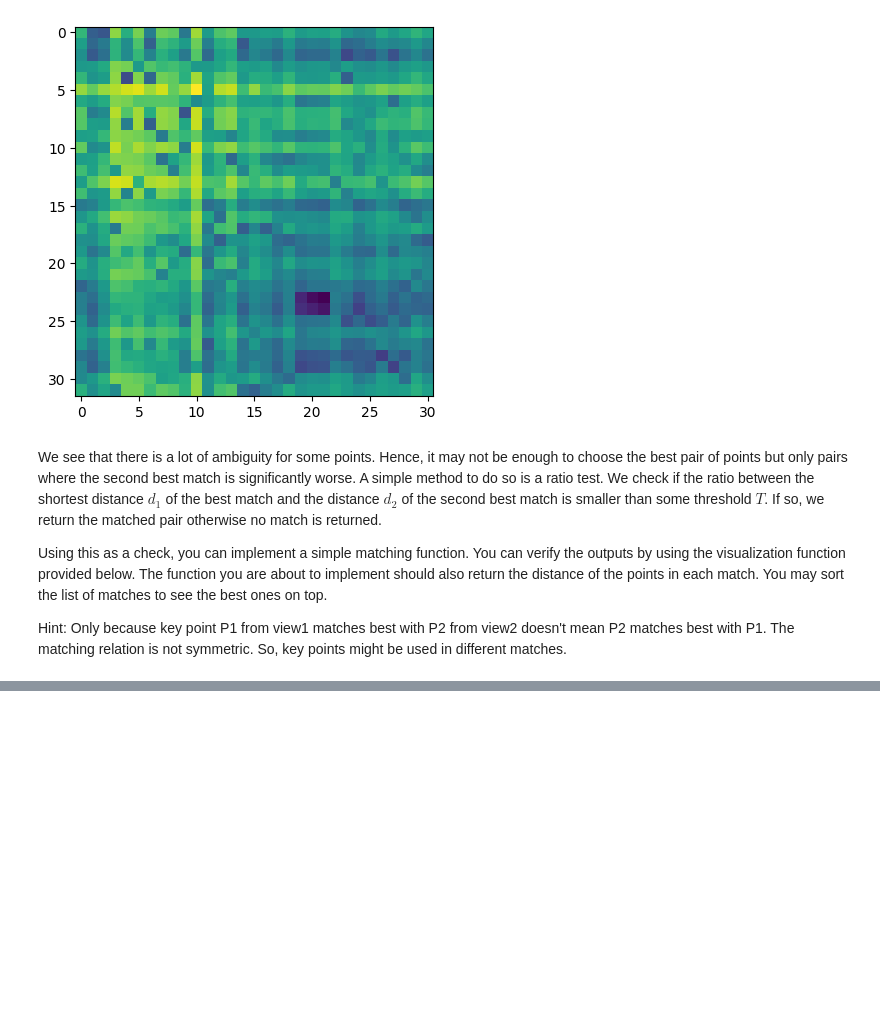
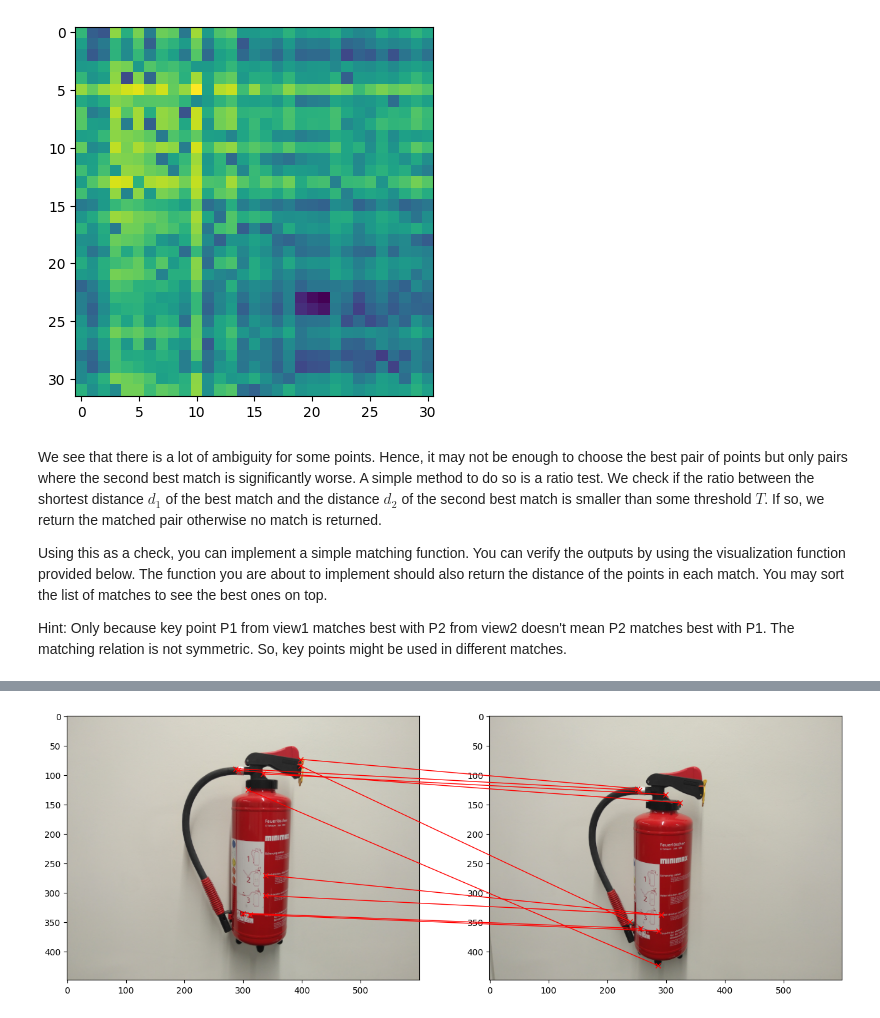
Before and after one commit to smitha13798/3dcv-students_Group4, a Jupyter notebook: 4.0-tl-feature-matching.ipynb, the cells around one changed output, grey strips where cells are left out. Saved outputs shown, nothing was run; the diff lists cells and outputs as text; code cells hidden in the pictures; blank space fills up the shorter version.

```diff
--- a/4.0-tl-feature-matching.ipynb
+++ b/4.0-tl-feature-matching.ipynb
@@ -134,7 +134,7 @@ def compute_angles(Ix: npt.ArrayLike, Iy: npt.ArrayLike, keypoint_mask: npt.Arra
         angles.append(angle)
     return np.array(angles)
 
-def detect_corner_keypoints(img, window_size=5, k=0.05, threshold=0.01):
+def detect_corner_keypoints(img, window_size=5, k=0.05, threshold=0.1):
     """
     This function takes an input image and computes harris corner locations and orientations
     :param img: the image
@@ -497,7 +497,23 @@ def get_matches(distances: npt.ArrayLike, threshold: float) -> np.ndarray:
     :param threshold: distance < threshold -> match candidate
     :return array with matches, array with distances of the matches
     """
-    # TODO: implement it
+    matches = []
+    distances_matches = []
+    for i in range(np.size(distances,axis=0)):
+        sorted_indices = np.argsort(distances[i])
+        d1 = distances[i][sorted_indices[0]]
+        d2 = distances[i][sorted_indices[1]]
+        if d1/d2 < 0.9:
+            matches.append((i,sorted_indices[0]))
+            distances_matches.append((distances[i][sorted_indices[0]]))
+    for i in range(np.size(distances,axis=1)):
+        sorted_indices = np.argsort(distances[:][i])
+        d1 = distances[sorted_indices[0]][i]
+        d2 = distances[sorted_indices[1]][i]
+        if d1/d2 < 0.9:
+            matches.append((sorted_indices[0],i))
+            distances_matches.append((distances[sorted_indices[0]][i]))
+    return matches, distances_matches
 
 def remove_duplicate_matches(matches: npt.ArrayLike, match_distances: npt.ArrayLike) -> np.ndarray:
     """Remove duplicate matches.
@@ -506,6 +522,13 @@ def remove_duplicate_matches(matches: npt.ArrayLike, match_distances: npt.ArrayL
     :param match_distances: distances between matched keypoints
     :return array with distinct matches, array with corresponding distances of the distinct matches
     """
+    distinct_matches = []
+    distinct_distance_matches = []
+    for i in range(len(matches)):
+        if matches[i] not in distinct_matches:
+            distinct_matches.append(matches[i])
+            distinct_distance_matches.append(match_distances[i])
+    return distinct_matches,distinct_distance_matches
     # TODO: implement it
 
 def match_keypoints(features_view1, features_view2, threshold=0.7):
@@ -521,24 +544,27 @@ def match_keypoints(features_view1, features_view2, threshold=0.7):
     """
     # 1. compute distances
     # TODO: implement it
-
+    D =  get_distances(features_view1, features_view2)
     # 2. retrieve best matches for key points from view 1 and 2 and perform ratio checks
     # TODO: implement the function get_matches above and call it
-
+    matches, matches_distances = get_matches(D,1)
     # 3. remove duplicates
     # TODO: implement the function remove_duplicate_matches above and call it
-
+    matches, matches_distances = remove_duplicate_matches(matches,matches_distances)
     # 4. return all matches between both views and their distances
     # TODO: implement it
+
+    return matches, matches_distances
 # %%
 matches, match_distances = match_keypoints(features["view1"], features["view2"])
 
 # sort matches by distance
-sorted_matches = # TODO: implement it
+match_distances, matches= zip(*sorted(zip(match_distances, matches)))
 
+sorted_matches =  matches
 # choose k best matches
-k = # TODO: implement it
-top_k_matches = # TODO: implement it
+k = 10
+top_k_matches = matches[0:k]
 
 # visualize
 plot_matches(view1, view2, keypoints["view1"][0], keypoints["view2"][0], top_k_matches)
@@ -546,0 +572 @@ SyntaxError: invalid syntax (<ipython-input-23-17fd379089cf>, line 4)
+[figure, added]
```
Also changed, not shown: parts of 4 cells of this notebook.
